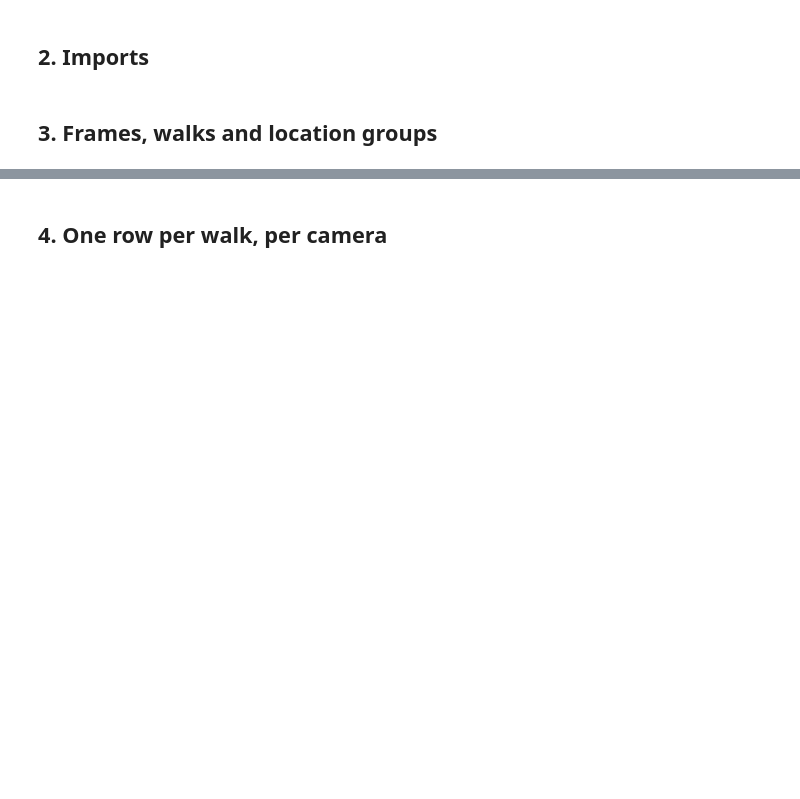
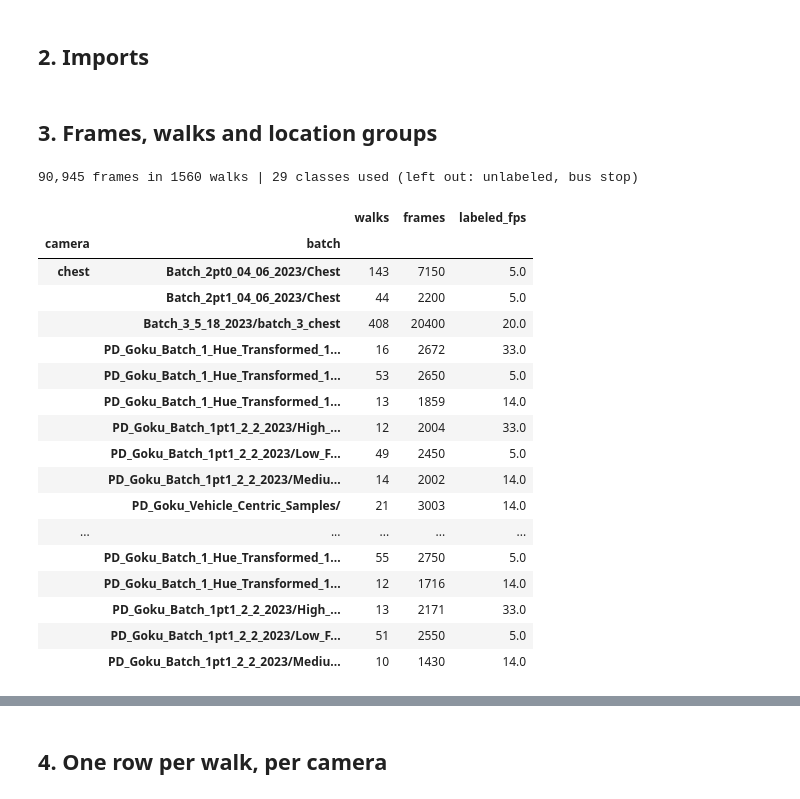
Before and after one commit to Alpha-AI-Systems/blind-guide, a Jupyter notebook: fast_path/object_detection/data_code/sanpo/synthetic/validation_split/validation_split.ipynb, the cells around one changed output, grey strips where cells are left out. Drawn from its saved outputs; the diff is of its cells as text; code cells hidden in the pictures; blank space fills up the shorter version.

```diff
--- a/fast_path/object_detection/data_code/sanpo/synthetic/validation_split/validation_split.ipynb
+++ b/fast_path/object_detection/data_code/sanpo/synthetic/validation_split/validation_split.ipynb
@@ -73,18 +81,42 @@ pd.set_option("display.width", 220)
 # %%
 index = pd.read_csv(INDEX_FILE, dtype={"frame_id": str})
 pixels = pd.read_csv(CLASS_PIXELS_FILE)
 frames = index.merge(pixels, on="mask", how="left", validate="one_to_one")
 all_class_names = [c for c in pixels.columns if c not in ("mask", "ids_above_30", "camera")]
 class_names = [c for c in all_class_names if c not in IGNORED_CLASSES]
 assert frames[class_names].notna().all().all(), "some frames have no class pixels"
 
 walks = frames.groupby("session").agg(camera=("camera", "first"), frames=("frame_id", "size"))
-walks["frame_rate"] = walks["frames"].map(FRAMES_TO_FPS)
-assert walks["frame_rate"].notna().all(), "a walk has a frame count not in FRAMES_TO_FPS"
+metadata = pd.read_csv(WALK_METADATA_FILE, keep_default_na=False).set_index("session")
+walks["batch"] = walks.index.map(metadata["batch"] + "/" + metadata["batch_folder"])   # render batch folder
+walks["labeled_fps"] = walks.index.map(metadata["labeled_fps"])
+assert walks["batch"].notna().all() and (walks["batch"] != "/").all(), "a walk has no render batch"
+assert (walks.groupby("batch")["camera"].nunique() == 1).all(), "a batch folder mixes cameras"
 sessions = list(walks.index)
 print(f"{len(frames):,} frames in {len(sessions)} walks | {len(class_names)} classes used "
       f"(left out: {', '.join(IGNORED_CLASSES)})")
-display(walks.groupby(["camera", "frame_rate"]).agg(walks=("frames", "size"), frames=("frames", "sum")))
+display(walks.groupby(["camera", "batch"]).agg(walks=("frames", "size"), frames=("frames", "sum"),
+                                             labeled_fps=("labeled_fps", "first")))
+# %% [output]
+90,945 frames in 1560 walks | 29 classes used (left out: unlabeled, bus stop)
+|  |  | walks | frames | labeled_fps |
+| camera | batch |  |  |  |
+| chest | Batch_2pt0_04_06_2023/Chest | 143 | 7150 | 5.0 |
+|  | Batch_2pt1_04_06_2023/Chest | 44 | 2200 | 5.0 |
+|  | Batch_3_5_18_2023/batch_3_chest | 408 | 20400 | 20.0 |
+|  | PD_Goku_Batch_1_Hue_Transformed_1... | 16 | 2672 | 33.0 |
+|  | PD_Goku_Batch_1_Hue_Transformed_1... | 53 | 2650 | 5.0 |
+|  | PD_Goku_Batch_1_Hue_Transformed_1... | 13 | 1859 | 14.0 |
+|  | PD_Goku_Batch_1pt1_2_2_2023/High_... | 12 | 2004 | 33.0 |
+|  | PD_Goku_Batch_1pt1_2_2_2023/Low_F... | 49 | 2450 | 5.0 |
+|  | PD_Goku_Batch_1pt1_2_2_2023/Mediu... | 14 | 2002 | 14.0 |
+|  | PD_Goku_Vehicle_Centric_Samples/ | 21 | 3003 | 14.0 |
+| ... | ... | ... | ... | ... |
+|  | PD_Goku_Batch_1_Hue_Transformed_1... | 55 | 2750 | 5.0 |
+|  | PD_Goku_Batch_1_Hue_Transformed_1... | 12 | 1716 | 14.0 |
+|  | PD_Goku_Batch_1pt1_2_2_2023/High_... | 13 | 2171 | 33.0 |
+|  | PD_Goku_Batch_1pt1_2_2_2023/Low_F... | 51 | 2550 | 5.0 |
+|  | PD_Goku_Batch_1pt1_2_2_2023/Mediu... | 10 | 1430 | 14.0 |
 # %%
 # Location groups: link two walks when any two of their camera positions are within LOCATION_RADIUS_M (3D);
 # a group = walks connected through such links (union-find). A group is assigned to validation or train as a whole.
```
Also changed, not shown: parts of 16 cells of this notebook, 16 other files.
